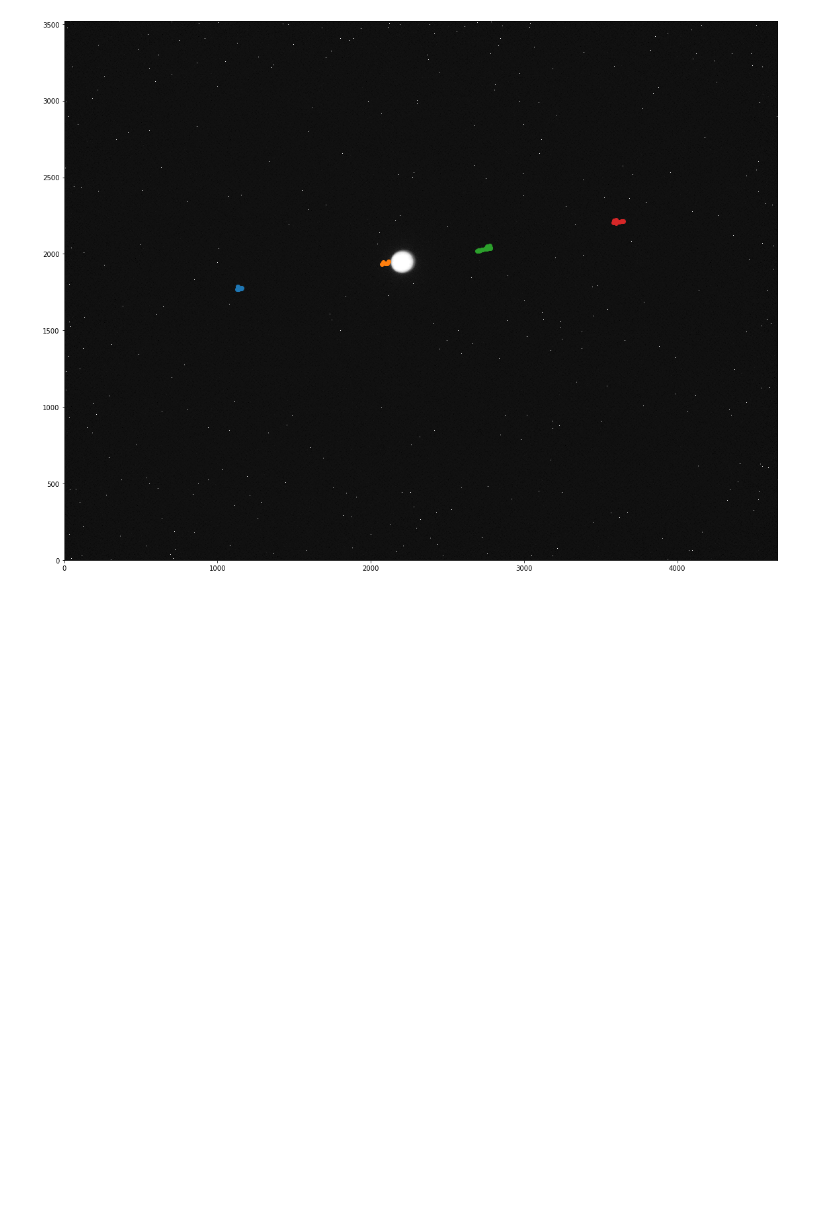
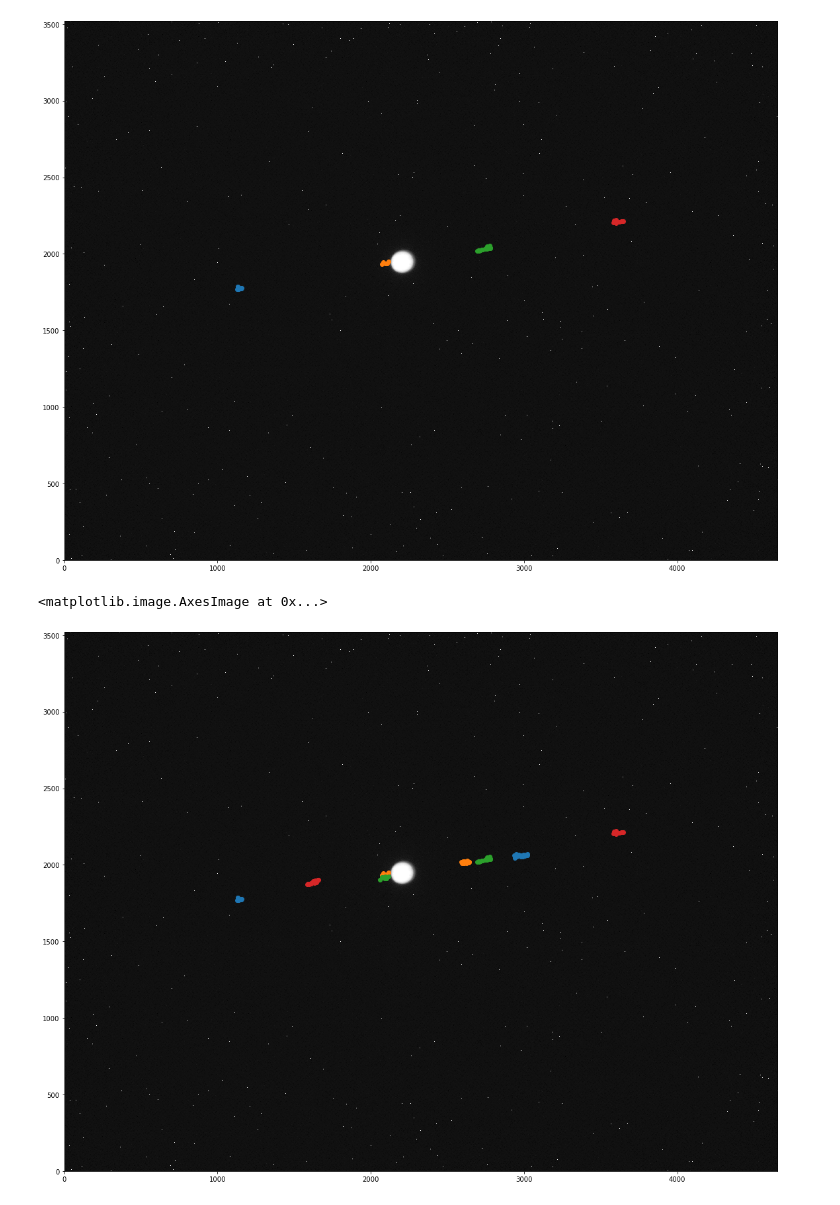
Before and after one commit to DIaDaynaDay/jupiter-insight, a Jupyter notebook: jupiter_centering.ipynb, the cells around one changed output. Saved outputs shown, nothing was run; the diff lists cells and outputs as text; code cells hidden in the pictures; blank space fills up the shorter version.

```diff
--- a/jupiter_centering.ipynb
+++ b/jupiter_centering.ipynb
@@ -198,3 +208,15 @@ plt.imshow(jupiter_centred_data[0], cmap='Greys_r', origin='lower', norm=norm, i
+# %%
+#new data, we cheated there a bit to assign specific datapoints to moons
+Moon_1_new = np.array(moons2_df[moons2_df['x_peak'] > 2800])
+Moon_2_new = np.array(moons2_df[moons2_df['x_peak'].between(2500, 2800)])
+Moon_3_new = np.array(moons2_df[moons2_df['x_peak'].between(2000, 2500)])
+Moon_4_new = np.array(moons2_df[moons2_df['x_peak'] < 2000])
+# %%
+cols = ['x_peak','y_peak','peak_value']
+Moon_1_new_df = pd.DataFrame(Moon_1_new,columns = cols)
+Moon_2_new_df = pd.DataFrame(Moon_2_new,columns = cols)
+Moon_3_new_df = pd.DataFrame(Moon_3_new,columns = cols)
+Moon_4_new_df = pd.DataFrame(Moon_4_new,columns = cols)
 # %%
 #only using the old data from 28/09/2020
 Moon_1 = np.array(moons1_df[moons1_df['x_peak'] < 1800])
@@ -207,6 +229,11 @@ Moon_1_df = pd.DataFrame(Moon_1,columns = cols)
 Moon_2_df = pd.DataFrame(Moon_2,columns = cols)
 Moon_3_df = pd.DataFrame(Moon_3,columns = cols)
 Moon_4_df = pd.DataFrame(Moon_4,columns = cols)
+# %%
+Moon_1_join = pd.concat([Moon_1_df,Moon_1_new_df], ignore_index=True)
+Moon_2_join = pd.concat([Moon_2_df,Moon_2_new_df], ignore_index=True)
+Moon_3_join = pd.concat([Moon_3_df,Moon_3_new_df], ignore_index=True)
+Moon_4_join = pd.concat([Moon_4_df,Moon_4_new_df], ignore_index=True)
 # %%
 plt.figure(figsize = (20,15))
 plt.xlim(0, jupiter_centred_data[0].shape[1]-1)
@@ -219,4 +246,16 @@ plt.imshow(jupiter_centred_data[0], cmap='Greys_r', origin='lower', norm=norm, i
 # %% [output]
 <matplotlib.image.AxesImage at 0x...>
 [figure]
+# %%
+plt.figure(figsize = (20,15))
+plt.xlim(0, jupiter_centred_data[0].shape[1]-1)
+plt.ylim(0, jupiter_centred_data[0].shape[0]-1)
+plt.scatter(Moon_1_join['x_peak'],Moon_1_join['y_peak'])
+plt.scatter(Moon_2_join['x_peak'],Moon_2_join['y_peak'])
+plt.scatter(Moon_3_join['x_peak'],Moon_3_join['y_peak'])
+plt.scatter(Moon_4_join['x_peak'],Moon_4_join['y_peak'])
+plt.imshow(jupiter_centred_data[0], cmap='Greys_r', origin='lower', norm=norm, interpolation='nearest')
+# %% [output]
+<matplotlib.image.AxesImage at 0x...>
+[figure, added]
 # %%
```
Also changed, not shown: parts of 2 cells of this notebook, 4 other files.
